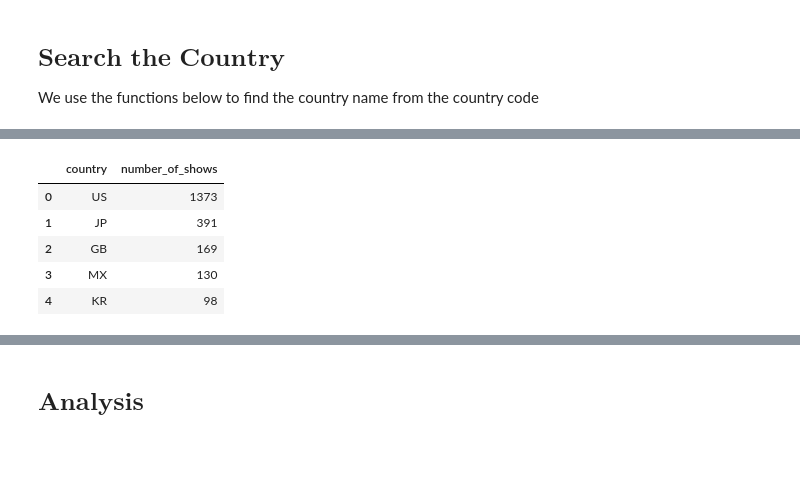
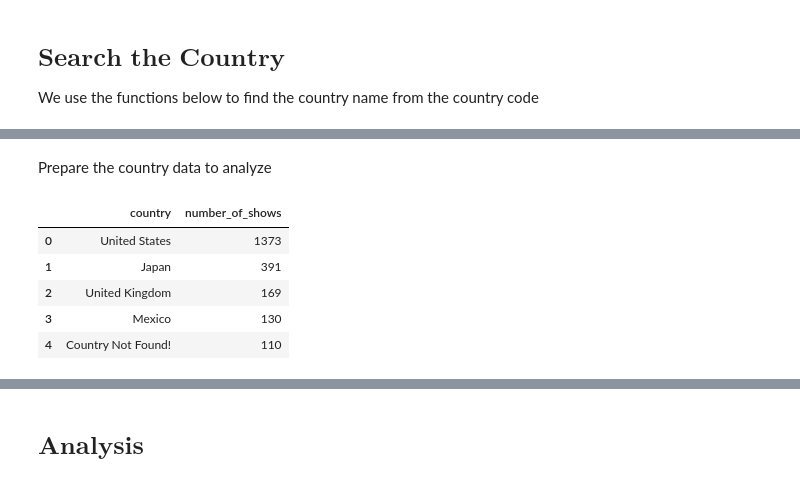
Before and after one commit to ericleo8/Netflix-Analysis, a Jupyter notebook: NetflixAnalysis.ipynb, the cells around one changed output, grey strips where cells are left out. Saved outputs shown, nothing was run; the diff lists cells and outputs as text; code cells hidden in the pictures; blank space fills up the shorter version.

```diff
--- a/NetflixAnalysis.ipynb
+++ b/NetflixAnalysis.ipynb
@@ -92,18 +83,20 @@ See the caveats in the documentation: https://pandas.pydata.org/pandas-docs/stab
 | 2 | 2021-11-06 | US | en | Arcane | 95.667 | 8.7 | 2615 | ... |
 | 3 | 2013-12-02 | US | en | Rick and Morty | 1511.996 | 8.7 | 7220 | ... |
 | 4 | 2022-04-14 | US | en | The Kardashians | 195.038 | 8.7 | 1627 | ... |
+# %% [markdown]
+Prepare the country data to analyze
 # %%
-df_origin_country = df["origin_country"].value_counts().head()
+df_origin_country = df["official_name"].value_counts().head()
 df_origin_country
 
 df_val_counts = pd.DataFrame(df_origin_country)
 df_value_counts_reset = df_val_counts.reset_index()
 df_value_counts_reset.columns = ['country', 'number_of_shows'] # change column names
 df_value_counts_reset
 # %% [output]
 |  | country | number_of_shows |
-| 0 | US | 1373 |
-| 1 | JP | 391 |
-| 2 | GB | 169 |
-| 3 | MX | 130 |
-| 4 | KR | 98 |
+| 0 | United States | 1373 |
+| 1 | Japan | 391 |
+| 2 | United Kingdom | 169 |
+| 3 | Mexico | 130 |
+| 4 | Country Not Found! | 110 |
```
Also changed, not shown: parts of 16 cells of this notebook.
